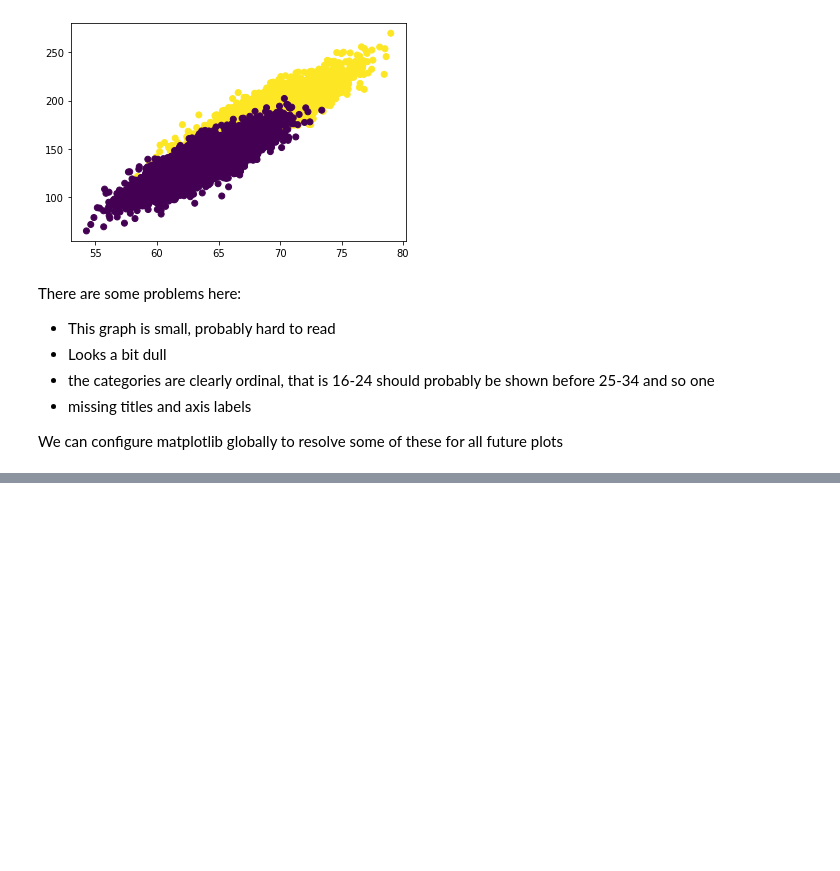
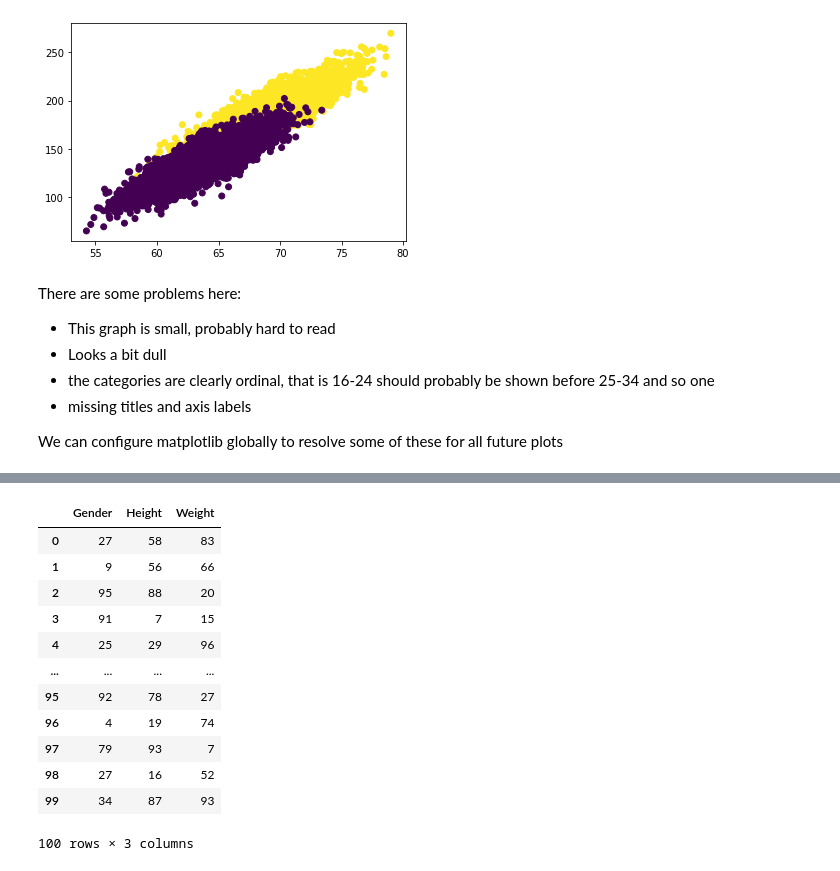
Before and after one commit to UKDataServiceOpen/Synthetic-Data, a Jupyter notebook: code-demo/CodeDemo-Basics.ipynb, the cells around one changed output, grey strips where cells are left out. Saved outputs shown, nothing was run; the diff lists cells and outputs as text; code cells hidden in the pictures; blank space fills up the shorter version.

```diff
--- a/code-demo/CodeDemo-Basics.ipynb
+++ b/code-demo/CodeDemo-Basics.ipynb
@@ -216,0 +234,17 @@ We can configure matplotlib globally to resolve some of these for all future plo
+# %%
+lowish_fidelity = pd.DataFrame(np.random.randint(0,100,size=(100, 3)), columns=('Gender','Height', 'Weight'))
+lowish_fidelity
+# %% [output]
+|  | Gender | Height | Weight |
+| 0 | 27 | 58 | 83 |
+| 1 | 9 | 56 | 66 |
+| 2 | 95 | 88 | 20 |
+| 3 | 91 | 7 | 15 |
+| 4 | 25 | 29 | 96 |
+| ... | ... | ... | ... |
+| 95 | 92 | 78 | 27 |
+| 96 | 4 | 19 | 74 |
+| 97 | 79 | 93 | 7 |
+| 98 | 27 | 16 | 52 |
+| 99 | 34 | 87 | 93 |
+100 rows × 3 columns
```
Also changed, not shown: parts of 14 cells of this notebook, 1 other file.
